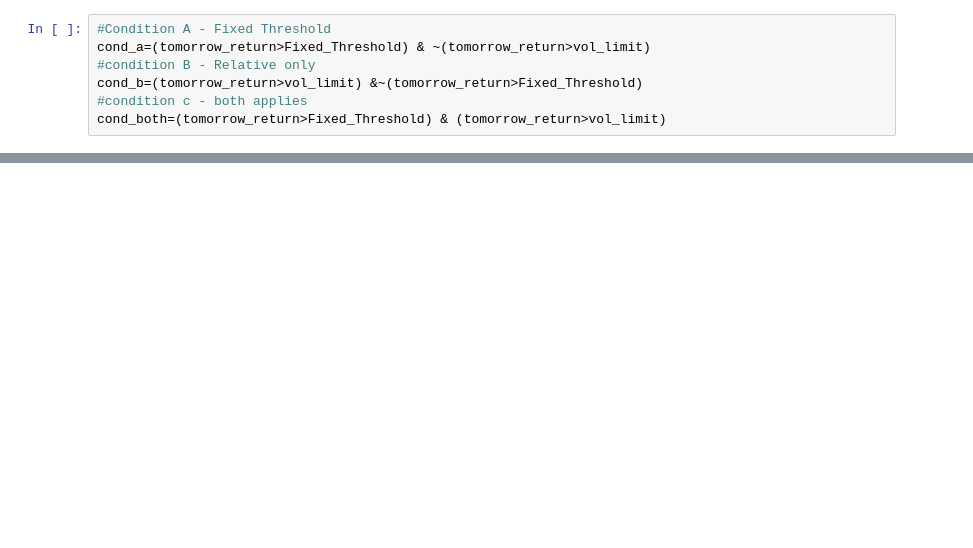
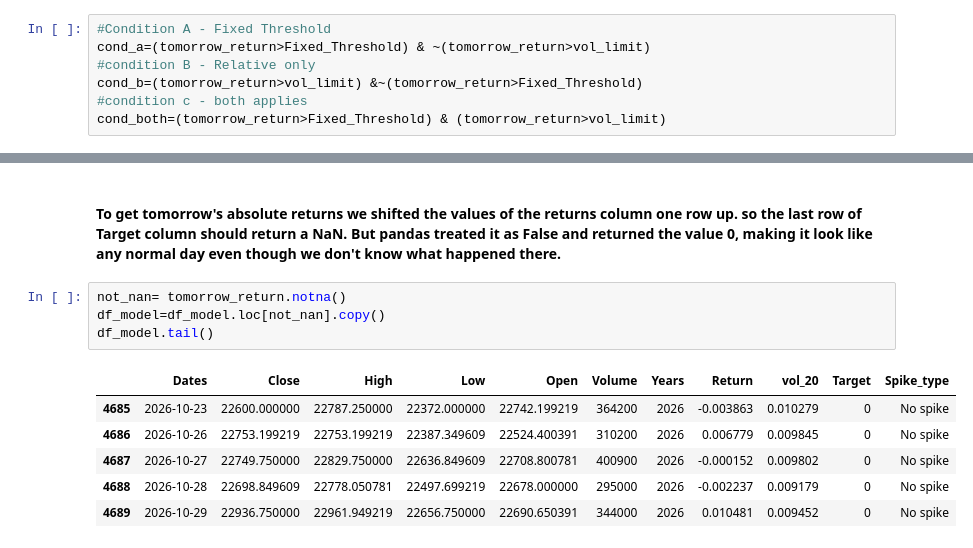
Before and after one commit to sanushx3/vol-spike-alert, a Jupyter notebook: notebooks/01.EDA.ipynb, the cells around one changed output, grey strips where cells are left out. Drawn from its saved outputs; the diff is of its cells as text; blank space fills up the shorter version.

```diff
--- a/notebooks/01.EDA.ipynb
+++ b/notebooks/01.EDA.ipynb
@@ -377,0 +403,13 @@ plt.show()
+# %% [markdown]
+#### To get tomorrow's absolute returns we shifted the values of the returns column one row up. so the last row of Target column should return a NaN.  But pandas treated it as False and returned the value 0, making it look like any normal day even though we don't know what happened there.
+# %%
+not_nan= tomorrow_return.notna()
+df_model=df_model.loc[not_nan].copy()
+df_model.tail()
+# %% [output]
+|  | Dates | Close | High | Low | Open | Volume | Years | Return | vol_20 | Target | Spike_type |
+| 4685 | 2026-10-23 | 22600.000000 | 22787.250000 | 22372.000000 | 22742.199219 | 364200 | 2026 | -0.003863 | 0.010279 | 0 | No spike |
+| 4686 | 2026-10-26 | 22753.199219 | 22753.199219 | 22387.349609 | 22524.400391 | 310200 | 2026 | 0.006779 | 0.009845 | 0 | No spike |
+| 4687 | 2026-10-27 | 22749.750000 | 22829.750000 | 22636.849609 | 22708.800781 | 400900 | 2026 | -0.000152 | 0.009802 | 0 | No spike |
+| 4688 | 2026-10-28 | 22698.849609 | 22778.050781 | 22497.699219 | 22678.000000 | 295000 | 2026 | -0.002237 | 0.009179 | 0 | No spike |
+| 4689 | 2026-10-29 | 22936.750000 | 22961.949219 | 22656.750000 | 22690.650391 | 344000 | 2026 | 0.010481 | 0.009452 | 0 | No spike |
```
Also changed, not shown: parts of 13 cells of this notebook.
